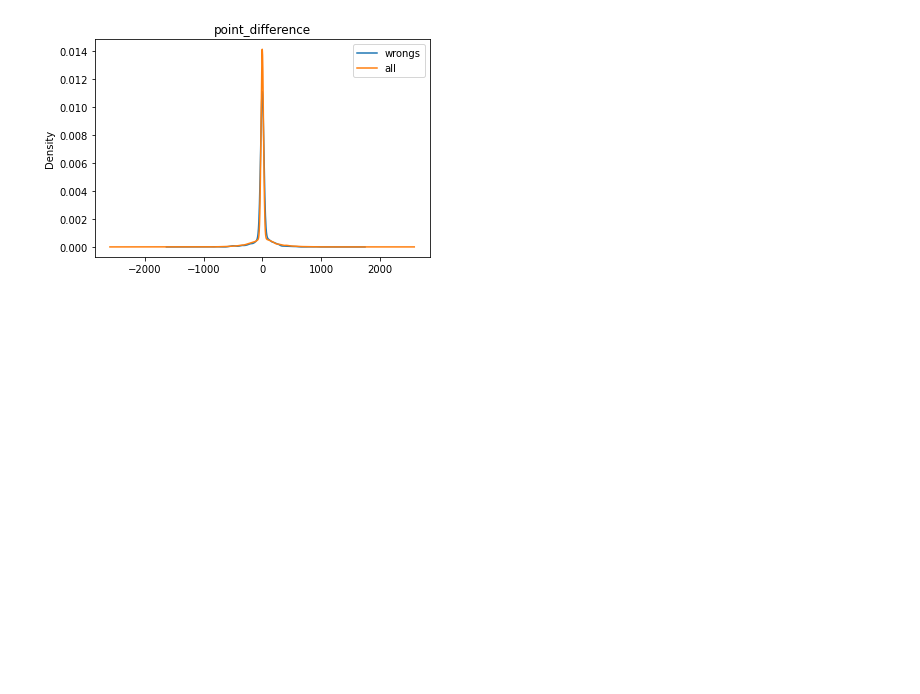
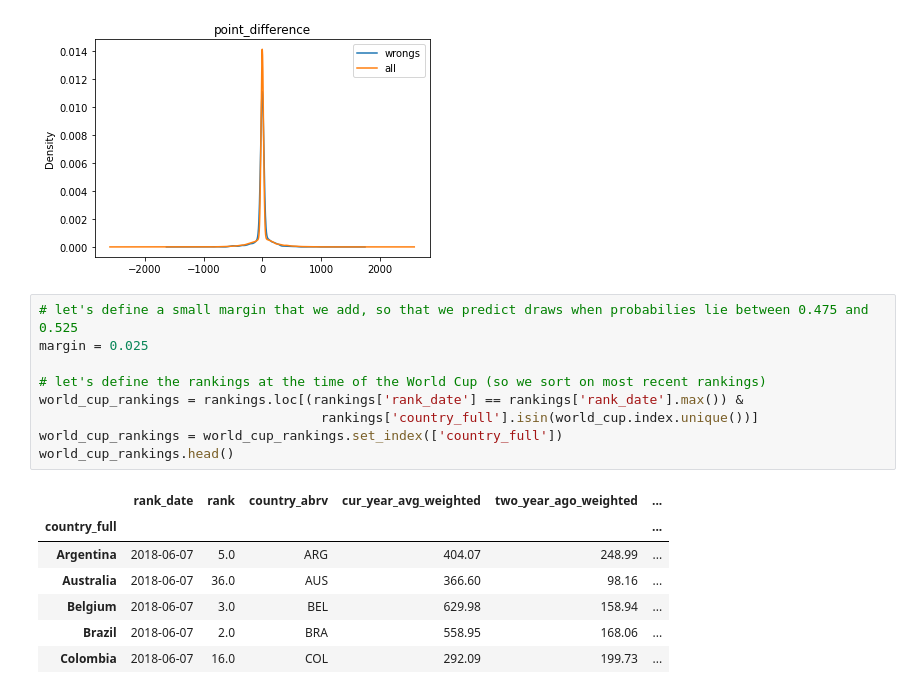
Before and after one commit to saima8/Data-Science-from-scratch, a Jupyter notebook: Predicting_the_Football_(Soccer)_World_Cup_Winner.ipynb, the cells around one changed output. Saved outputs shown, nothing was run; the diff lists cells and outputs as text; blank space fills up the shorter version.

Commit message:
Defined a small margin

```diff
--- a/Predicting_the_Football_(Soccer)_World_Cup_Winner.ipynb
+++ b/Predicting_the_Football_(Soccer)_World_Cup_Winner.ipynb
@@ -209,3 +209,20 @@ Name: is_stake, dtype: float64
 [figure]
 [figure]
 [figure]
+# %%
+# let's define a small margin that we add, so that we predict draws when probabilies lie between 0.475 and 0.525
+margin = 0.025
+
+# let's define the rankings at the time of the World Cup (so we sort on most recent rankings)
+world_cup_rankings = rankings.loc[(rankings['rank_date'] == rankings['rank_date'].max()) &
+                                    rankings['country_full'].isin(world_cup.index.unique())]
+world_cup_rankings = world_cup_rankings.set_index(['country_full'])
+world_cup_rankings.head()
+# %% [output]
+|  | rank_date | rank | country_abrv | cur_year_avg_weighted | two_year_ago_weighted | ... |
+| country_full |  |  |  |  |  | ... |
+| Argentina | 2018-06-07 | 5.0 | ARG | 404.07 | 248.99 | ... |
+| Australia | 2018-06-07 | 36.0 | AUS | 366.60 | 98.16 | ... |
+| Belgium | 2018-06-07 | 3.0 | BEL | 629.98 | 158.94 | ... |
+| Brazil | 2018-06-07 | 2.0 | BRA | 558.95 | 168.06 | ... |
+| Colombia | 2018-06-07 | 16.0 | COL | 292.09 | 199.73 | ... |
```
